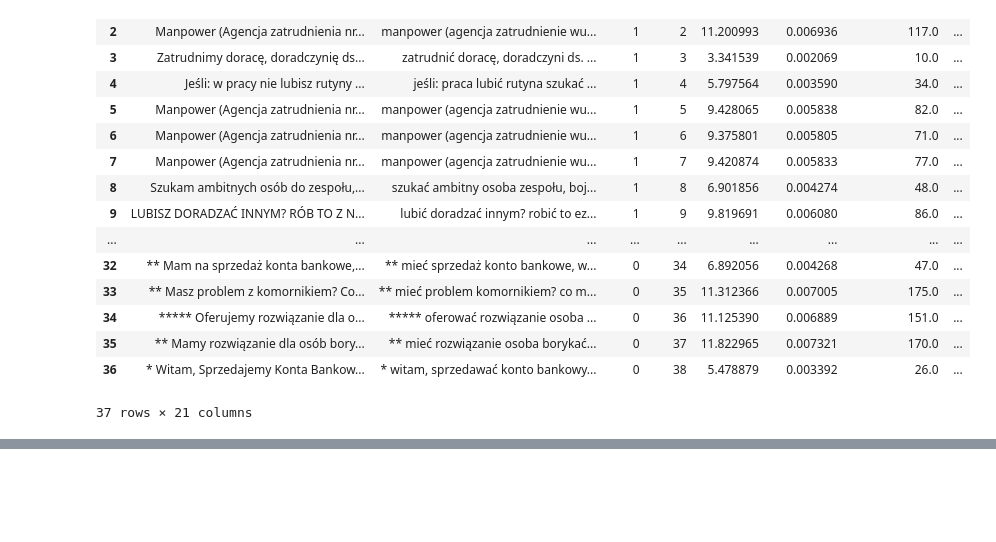
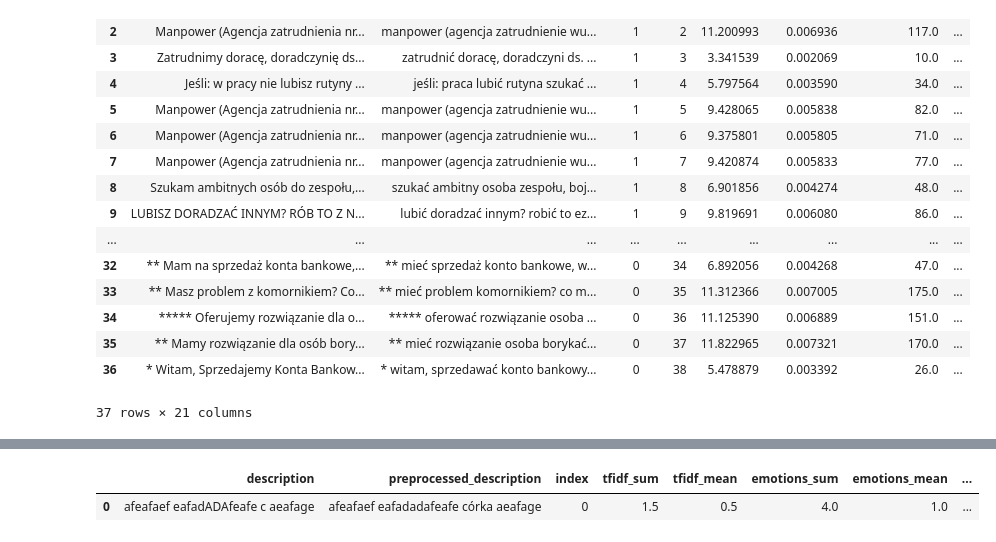
Before and after one commit to wojciechkosiuk/mISIe-SupervisionHack2023, a Jupyter notebook: bag_of_words.ipynb, the cells around one changed output, grey strips where cells are left out. Drawn from its saved outputs; the diff is of its cells as text; code cells hidden in the pictures; blank space fills up the shorter version.

```diff
--- a/bag_of_words.ipynb
+++ b/bag_of_words.ipynb
@@ -164,6 +168,7 @@ def create_keywords_counter_column(df, keywords, output_column_name, ispreproces
 # %%
 def process_single_row(single_posting_desc):
     df = pd.DataFrame([single_posting_desc], columns=["description"])
+    other_cols = df.drop(columns=['description'])
     opisy = preprocess_text(df['description'].replace('\n', '').replace('\r', ''), stopwords, stemmer)
     opisy_full = []
 
@@ -197,5 +202,7 @@ def process_single_row(single_posting_desc):
     final_df = create_keywords_counter_column(final_df, personal_info_keywords, "personal_info_keywords_count")
     final_df = create_keywords_counter_column(final_df, inspiring_keywords, "inspiring_keywords_count")
     final_df = create_keywords_counter_column(final_df, money_related_keywords, "money_related_keywords_count")
+
+    final_df = final_df.merge(other_cols, left_index=True, right_index=True)
     return final_df
 # %% [markdown]
@@ -698,0 +484,5 @@ final_df.to_csv('data\df_final_v1.csv')
+# %%
+process_single_row("afeafaef eafadADAfeafe c aeafage")
+# %% [output]
+|  | description | preprocessed_description | index | tfidf_sum | tfidf_mean | emotions_sum | emotions_mean | ... |
+| 0 | afeafaef eafadADAfeafe c aeafage | afeafaef eafadadafeafe córka aeafage | 0 | 1.5 | 0.5 | 4.0 | 1.0 | ... |
```
Also changed, not shown: parts of 28 cells of this notebook, 2 other files.
